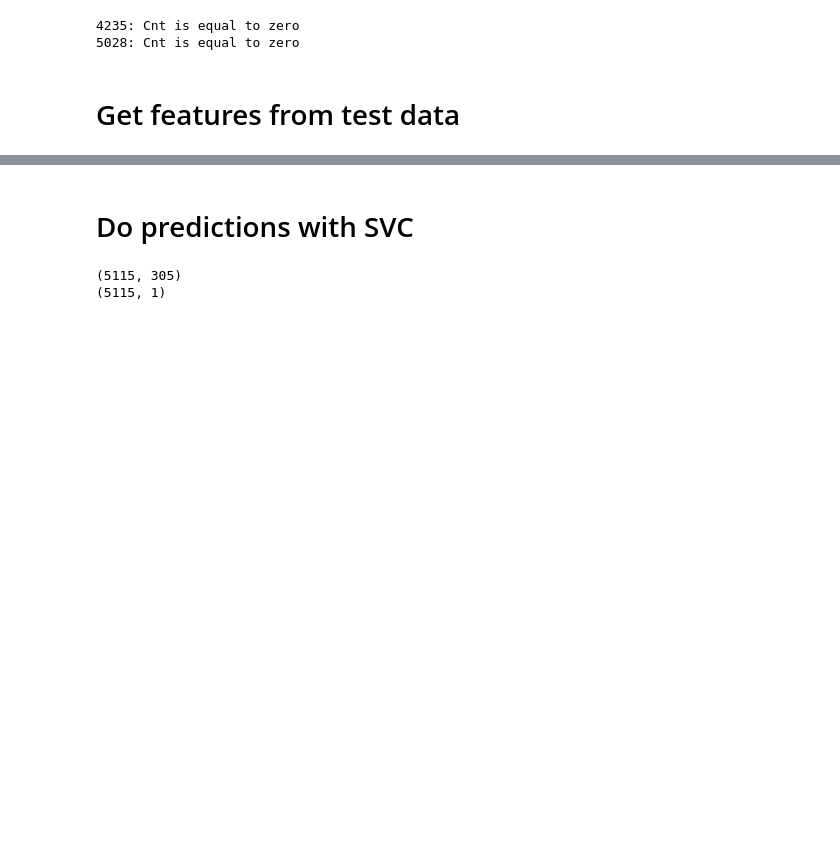
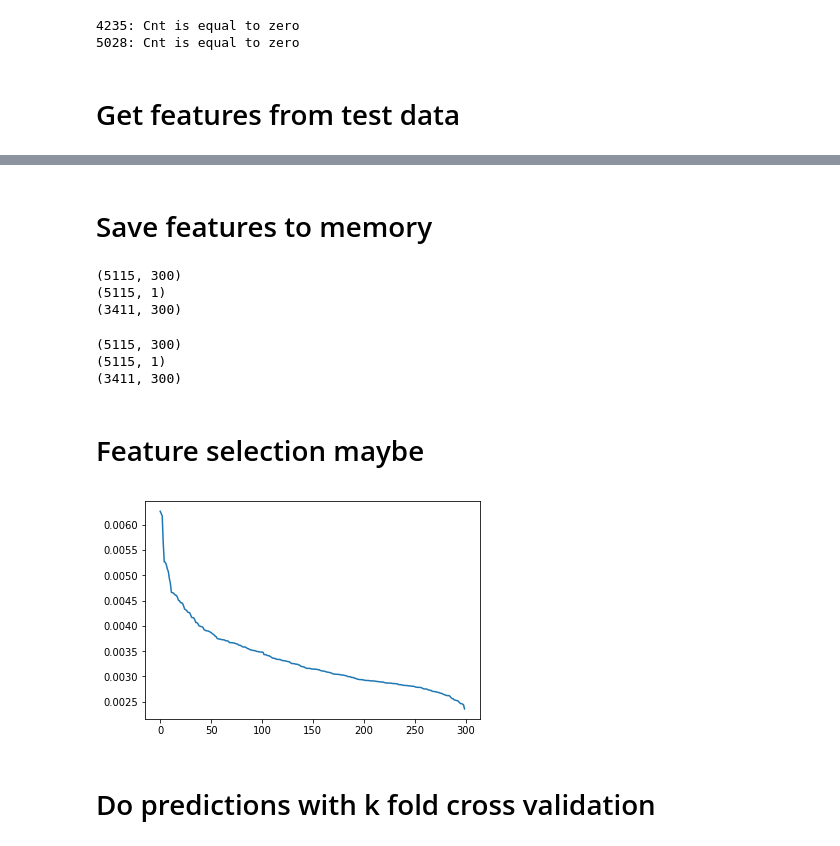
Before and after one commit to alexus37/AML-18, a Jupyter notebook: task3/ax.ipynb, the cells around one changed output, grey strips where cells are left out. Drawn from its saved outputs; the diff is of its cells as text; code cells hidden in the pictures; blank space fills up the shorter version.

```diff
--- a/task3/ax.ipynb
+++ b/task3/ax.ipynb
@@ -248,12 +232,43 @@ X_test, _ = pywt.dwt(X_features_test, 'db6')
+# %% [markdown]
+# Save features to memory
+# %%
+# Export to CSV
+print(X.shape)
+print(y.shape)
+print(X_test.shape)
+pd.DataFrame(data=X).to_csv("data/X_train_features.csv", index=False)
+pd.DataFrame(data=y).to_csv("data/y_train_features.csv", index=False)
+pd.DataFrame(data=X_test).to_csv("data/X_test_features.csv", index=False)
+# %% [output]
+(5115, 300)
+(5115, 1)
+(3411, 300)
+# %%
+# read from csv
+X= pd.read_csv("data/X_train_features.csv").values
+y= pd.read_csv("data/y_train_features.csv").values
+X_test= pd.read_csv("data/X_test_features.csv").values
+print(X.shape)
+print(y.shape)
+print(X_test.shape)
+# %% [output]
+(5115, 300)
+(5115, 1)
+(3411, 300)
+# %% [markdown]
+# Feature selection maybe
+# %%
+n_features_rf = 200
+rf = ExtraTreesClassifier(n_jobs=-1, n_estimators=50, random_state=seed)
+rf.fit(X, y)
+
+scores = list(rf.feature_importances_)
+my_rf_features = np.asarray(scores)
+
+plt.plot(-1*np.sort(-1*my_rf_features));
+
+indices_rf = my_rf_features.argsort()[-n_features_rf:][::-1]
+# %% [output]
+[figure, added]
 # %% [markdown]
-# Do predictions with SVC
+# Do predictions with k fold cross validation
-# %%
-print(X.shape)
-print(y.shape)
-clf = RandomForestClassifier(max_depth=300, random_state=seed)
-clf.fit(X, y)
-predicted = clf.predict(X_test)
-make_submission('ax_RFC_db6.csv', predicted)
-# %% [output]
-(5115, 305)
-(5115, 1)
```
Also changed, not shown: parts of 11 cells of this notebook, 1 other file.
